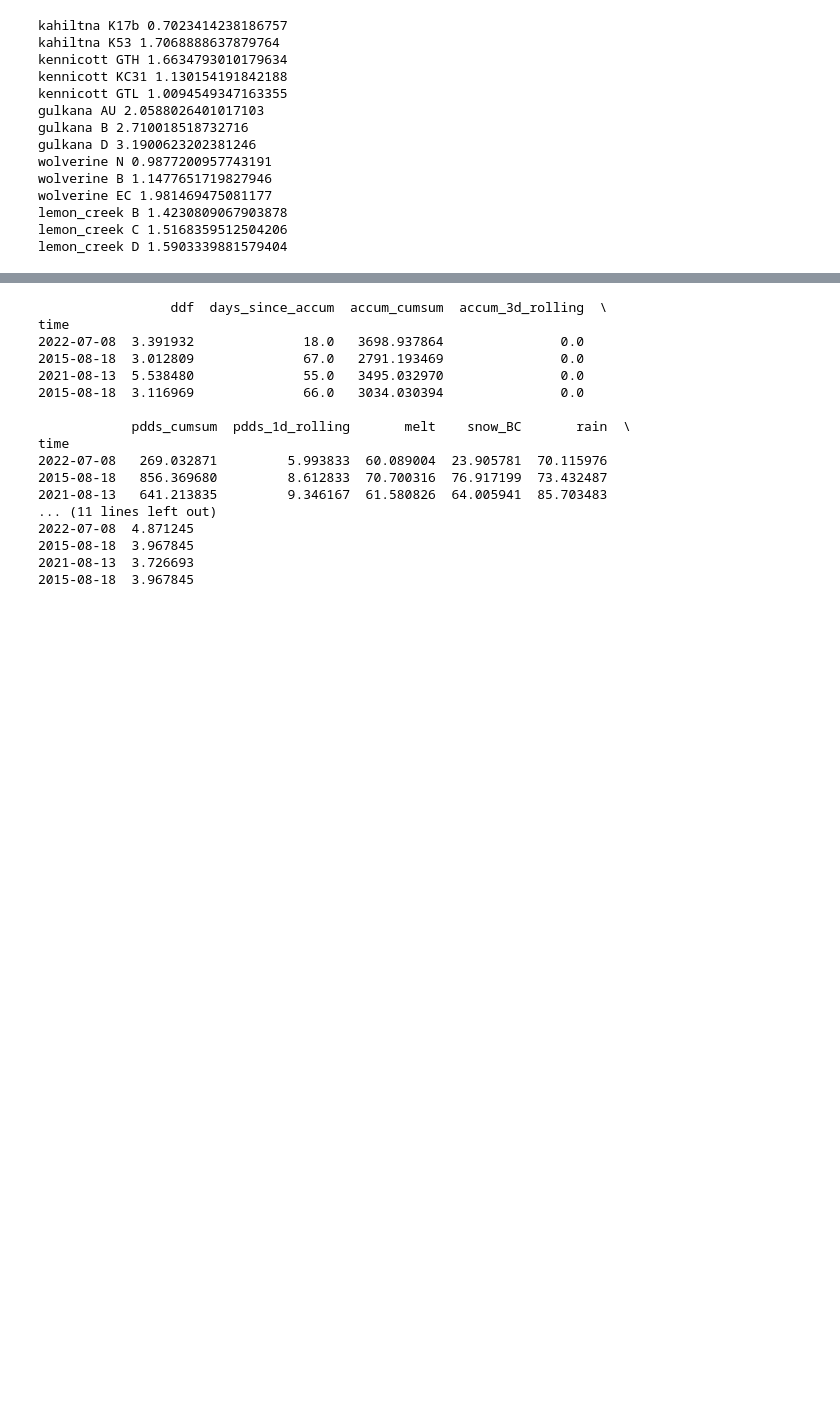
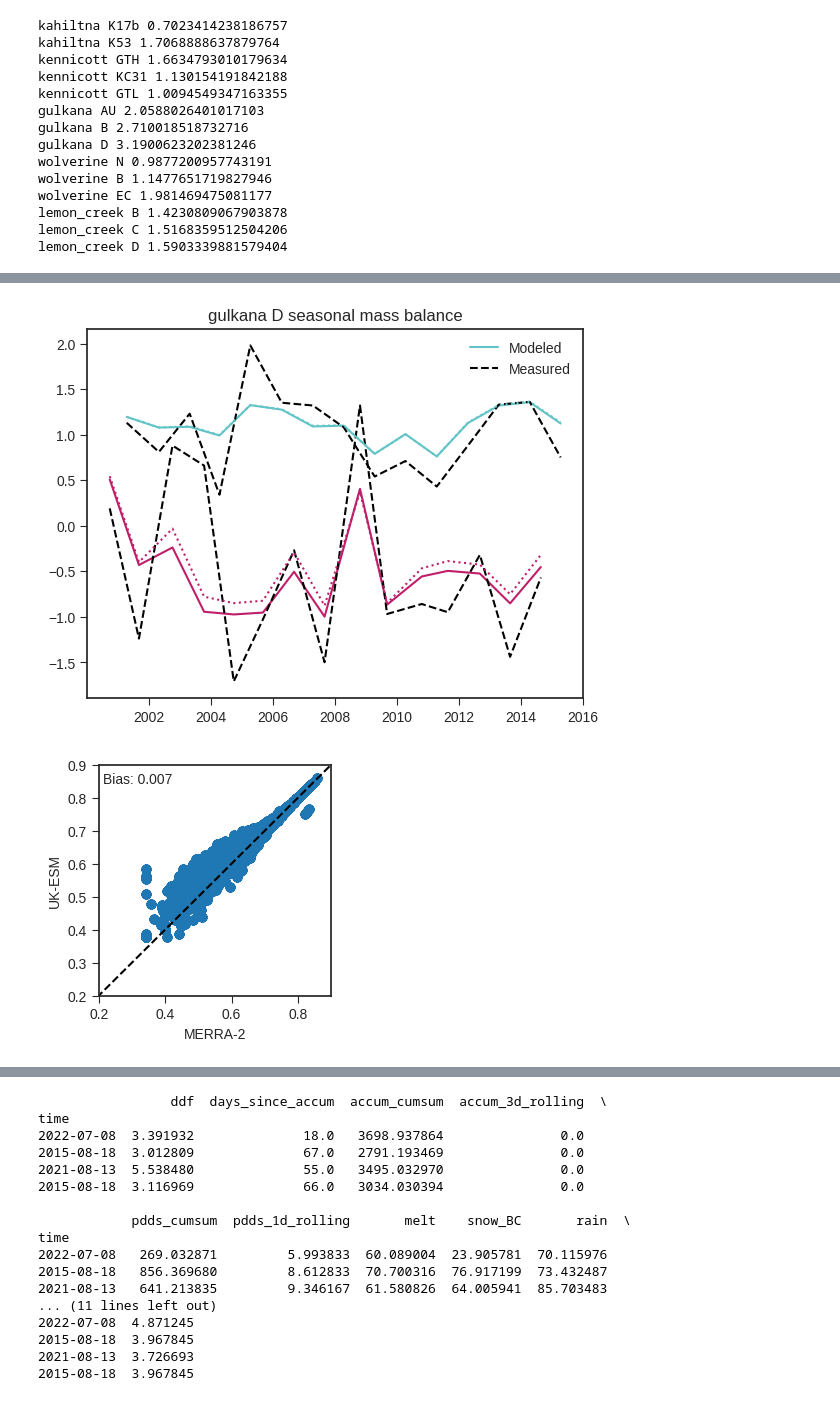
Before and after one commit to clairevwilson/PEBSI, a Jupyter notebook: project/explore.ipynb, the cells around one changed output, grey strips where cells are left out. Cells and saved outputs as stored; diff of their text form; code cells hidden in the pictures; blank space fills up the shorter version.

```diff
--- a/project/explore.ipynb
+++ b/project/explore.ipynb
@@ -237,2 +157,39 @@ To opt-in to future behavior, set `decode_timedelta=False`.
+# %%
+glacier, site = 'gulkana', 'D'
+
+ds_merra2 = xr.open_dataset(base_fp + glacier+site+'_2026_03_17_baseparams_0.nc')
+ds_ukesm = xr.open_dataset(base_fp + glacier+site+'_2026_03_17_baseparams_ukesm_0.nc')
+
+mb = MassBalance(glacier, site)
+mb.get_model_mb(ds_merra2)
+mod_merra2, meas = (mb.mod, mb.meas)
+fig, ax = mb.plot_mb()
+
+mb.get_model_mb(ds_ukesm)
+mod_ukesm, meas = (mb.mod, mb.meas)
+idx_summer = mb.idx_summer
+idx_winter = mb.idx_winter
+ends = mb.period_ends
+ax.plot(ends[idx_summer], mod_ukesm[idx_summer], color=colors[4], linestyle=':')
+ax.plot(ends[idx_winter], mod_ukesm[idx_winter], color=colors[0], linestyle=':')
+ax.tick_params(length=5)
+plt.show()
+
+albedo_merra2 = ds_merra2.albedo.values # .layerBC.isel(layer=0).values #
+albedo_ukesm = ds_ukesm.albedo.values
+fig, ax = plt.subplots(figsize=(3, 3))
+ax.scatter(albedo_merra2, albedo_ukesm)
+bias = np.nanmean(albedo_ukesm - albedo_merra2)
+ax.text(0.02, 0.92, f'Bias: {bias:.3f}', transform=ax.transAxes)
+ax.plot([0,1],[0,1],'k--',label='1:1')
+ax.set_xlim(0.2,0.9)
+ax.set_ylim(0.2,0.9)
+ax.set_ylabel('UK-ESM')
+ax.set_xlabel('MERRA-2')
+ax.tick_params(length=5)
+plt.show()
+# %% [output]
+[figure, added]
+[figure, added]
 # %%
 site_dict = {
```
Also changed, not shown: parts of 13 cells of this notebook, 4 other files.
